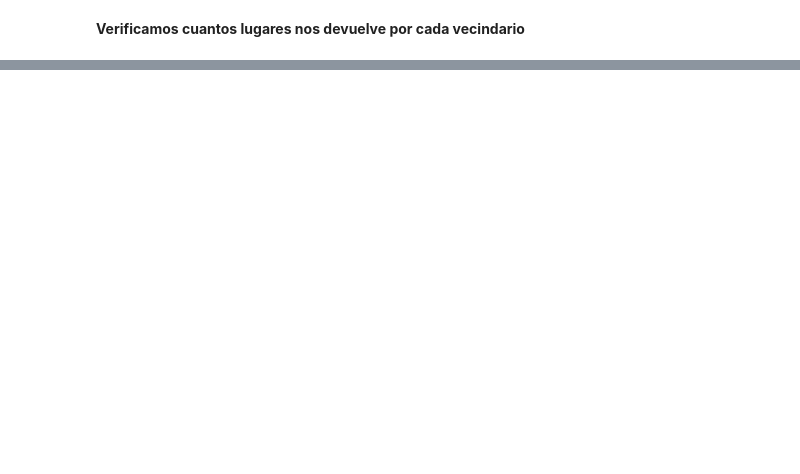
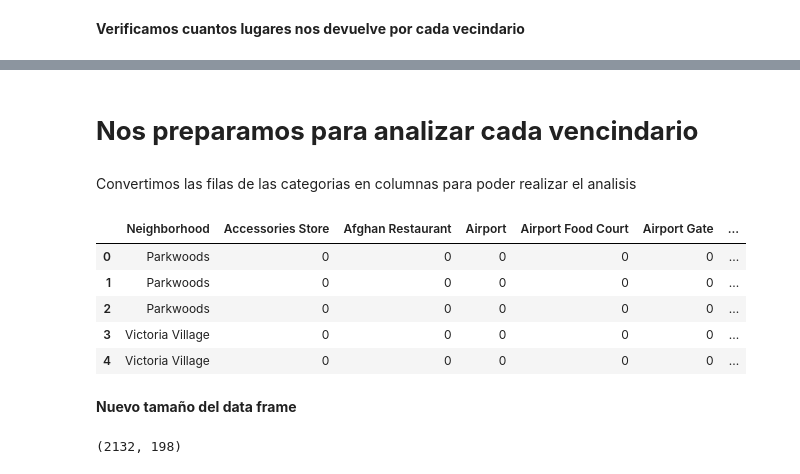
Before and after one commit to walter1358/Coursera_Capstone, a Jupyter notebook: Clustering_Neighborhoods_in_Toronto.ipynb, the cells around one changed output, grey strips where cells are left out. Cells and saved outputs as stored; diff of their text form; code cells hidden in the pictures; blank space fills up the shorter version.

```diff
--- a/Clustering_Neighborhoods_in_Toronto.ipynb
+++ b/Clustering_Neighborhoods_in_Toronto.ipynb
@@ -222,0 +221,24 @@ df_toronto_lugares.groupby('Neighborhood').count()
+# %% [markdown]
+# **Nos preparamos para analizar cada vencindario**
+# %% [markdown]
+Convertimos las filas de las categorias en columnas para poder realizar el analisis
+# %%
+df_toronto_l = pd.get_dummies(df_toronto_lugares[['Venue Category']], prefix="", prefix_sep="")
+#Agregamos la columna de vencidarios
+df_toronto_l['Neighborhood'] = df_toronto_lugares['Neighborhood']
+fixed_columns = [df_toronto_l.columns[-83]] + list(df_toronto_l.columns[:-83])
+df_toronto_l = df_toronto_l[fixed_columns]
+df_toronto_l.head()
+# %% [output]
+|  | Neighborhood | Accessories Store | Afghan Restaurant | Airport | Airport Food Court | Airport Gate | ... |
+| 0 | Parkwoods | 0 | 0 | 0 | 0 | 0 | ... |
+| 1 | Parkwoods | 0 | 0 | 0 | 0 | 0 | ... |
+| 2 | Parkwoods | 0 | 0 | 0 | 0 | 0 | ... |
+| 3 | Victoria Village | 0 | 0 | 0 | 0 | 0 | ... |
+| 4 | Victoria Village | 0 | 0 | 0 | 0 | 0 | ... |
+# %% [markdown]
+**Nuevo tamaño del data frame**
+# %%
+df_toronto_l.shape
+# %% [output]
+(2132, 198)
```
Also changed, not shown: parts of 25 cells of this notebook.
